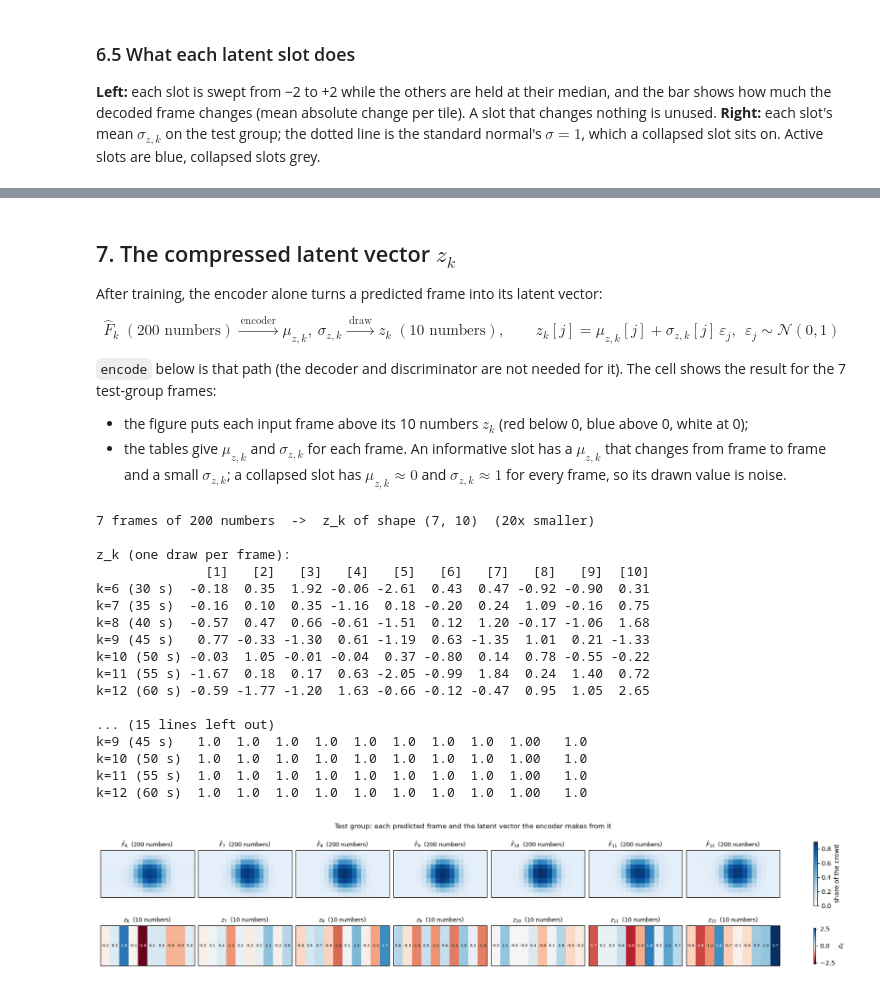
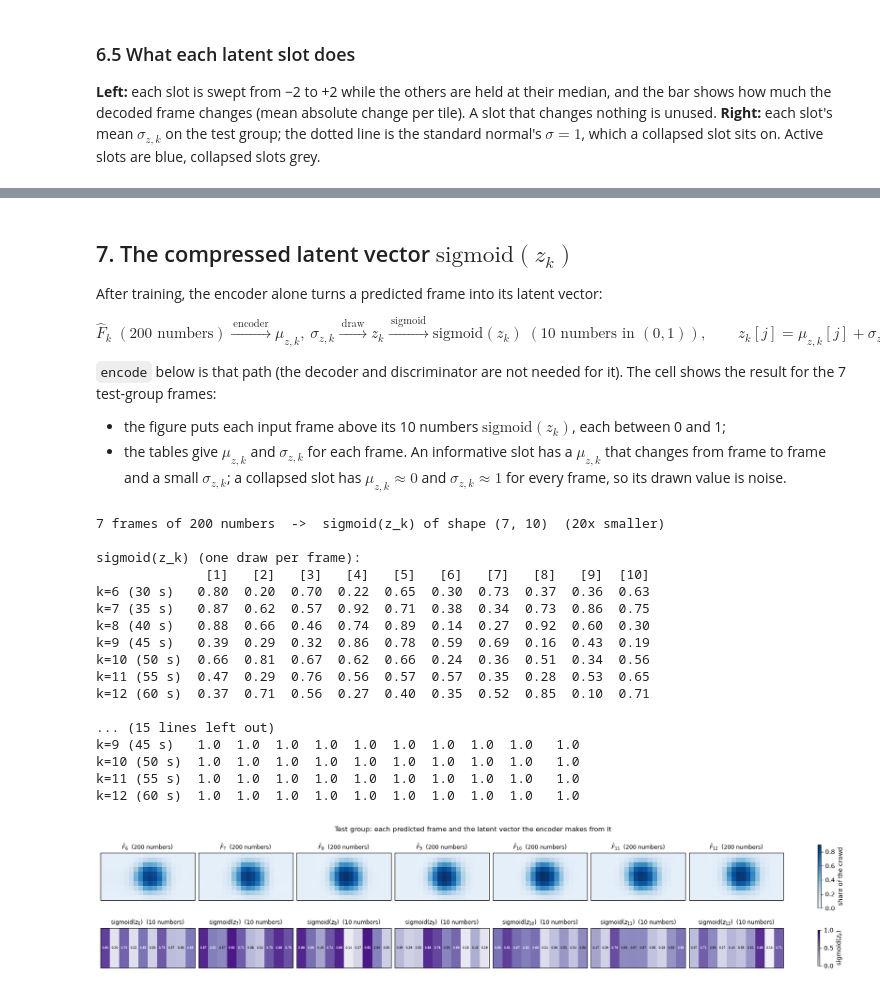
Before and after one commit to Rayn07/capstone-notebooks, a Jupyter notebook: vae/cvae_gan.ipynb, the cells around one changed output, grey strips where cells are left out. Cells and saved outputs as stored; diff of their text form; code cells hidden in the pictures.

Commit message:
Sigmoid added to the encoder, test has been rerun

```diff
--- a/vae/cvae_gan.ipynb
+++ b/vae/cvae_gan.ipynb
@@ -403,7 +409,7 @@ class Encoder(nn.Module):
 
 
 class Decoder(nn.Module):
-    # z_k  ->  X_recon, 200 tiles in (0, 1). Also the GAN's generator.
+    # sigmoid(z_k)  ->  X_recon, 200 tiles in (0, 1). Also the GAN's generator.
     def __init__(self, v=vcfg):
         super().__init__()
         sizes = [v.L, *v.hidden[::-1]]                          # 10 -> 64 -> 128
@@ -412,7 +418,7 @@ class Decoder(nn.Module):
         nn.init.constant_(self.net[-1].bias, float(np.log(BASE_RATE / (1 - BASE_RATE))))
 
     def forward(self, z):
-        return torch.sigmoid(self.net(z)).view(-1, H, W)
+        return torch.sigmoid(self.net(torch.sigmoid(z))).view(-1, H, W)   # z_k is squashed into (0, 1) before decoding
 
 
 class Discriminator(nn.Module):
@@ -819,73 +825,72 @@ viewers, and the test RMSE is measured on viewers that the choice never saw (mea
 # %% [markdown]
-## 7. The compressed latent vector $z_k$
+## 7. The compressed latent vector $\mathrm{sigmoid}(z_k)$
 
 After training, the encoder alone turns a predicted frame into its latent vector:
 
-$$\hat F_k \;(200 \text{ numbers}) \xrightarrow{\ \text{encoder}\ } \mu_{z,k},\ \sigma_{z,k} \xrightarrow{\ \text{draw}\ } z_k \;(10 \text{ numbers}),
+$$\hat F_k \;(200 \text{ numbers}) \xrightarrow{\ \text{encoder}\ } \mu_{z,k},\ \sigma_{z,k} \xrightarrow{\ \text{draw}\ } z_k \xrightarrow{\ \text{sigmoid}\ } \mathrm{sigmoid}(z_k) \;(10 \text{ numbers in } (0, 1)),
 \qquad z_k[j] = \mu_{z,k}[j] + \sigma_{z,k}[j]\,\varepsilon_j,\ \ \varepsilon_j \sim \mathcal N(0, 1)$$
 
 `encode` below is that path (the decoder and discriminator are not needed for it). The cell shows the result for the
 7 test-group frames:
 
-- the figure puts each input frame above its 10 numbers $z_k$ (red below 0, blue above 0, white at 0);
+- the figure puts each input frame above its 10 numbers $\mathrm{sigmoid}(z_k)$, each between 0 and 1;
 - the tables give $\mu_{z,k}$ and $\sigma_{z,k}$ for each frame. An informative slot has a $\mu_{z,k}$ that changes from
   frame to frame and a small $\sigma_{z,k}$; a collapsed slot has $\mu_{z,k} \approx 0$ and $\sigma_{z,k} \approx 1$ for
   every frame, so its drawn value is noise.
 # %%
 @torch.no_grad()
 def encode(F_hat_k, net=enc):
-    # F_hat_k: (H, W) or (batch, H, W)  ->  z_k (batch, L) drawn from N(mu, sigma^2), plus mu and sigma
+    # F_hat_k: (H, W) or (batch, H, W)  ->  sigmoid(z_k) (batch, L) with z_k drawn from N(mu, sigma^2), plus mu and sigma
     net.eval()
     F = torch.as_tensor(np.asarray(F_hat_k, np.float32), device=DEVICE).reshape(-1, H, W)
     mu, lv = net(F)
-    return draw_z(mu, lv).cpu().numpy(), mu.cpu().numpy(), torch.exp(0.5 * lv).cpu().numpy()
+    return torch.sigmoid(draw_z(mu, lv)).cpu().numpy(), mu.cpu().numpy(), torch.exp(0.5 * lv).cpu().numpy()
 
 
 Z_te, MU_z, SIG_z = encode(A_te_v)
-print(f"{len(A_te_v)} frames of {H * W} numbers  ->  z_k of shape {Z_te.shape}  ({H * W // vcfg.L}x smaller)")
+print(f"{len(A_te_v)} frames of {H * W} numbers  ->  sigmoid(z_k) of shape {Z_te.shape}  ({H * W // vcfg.L}x smaller)")
 print()
 
 rows = [f"k={k} ({5 * k} s)" for k in KS]
 cols = [f"[{d + 1}]" for d in range(vcfg.L)]
-print("z_k (one draw per frame):");  print(pd.DataFrame(Z_te,  index=rows, columns=cols).round(2).to_string(), "\n")
+print("sigmoid(z_k) (one draw per frame):");  print(pd.DataFrame(Z_te,  index=rows, columns=cols).round(2).to_string(), "\n")
 print("mu_z:");                      print(pd.DataFrame(MU_z,  index=rows, columns=cols).round(2).to_string(), "\n")
 print("sigma_z:");                   print(pd.DataFrame(SIG_z, index=rows, columns=cols).round(2).to_string())
 
-# figure: each test frame above its 10 latent numbers
-lim = float(np.abs(Z_te).max())
+# figure: each test frame above its 10 latent numbers sigmoid(z_k)
 fig, axes = plt.subplots(2, len(KS), figsize=(2.4 * len(KS), 3.3), constrained_layout=True,
                          gridspec_kw={"height_ratios": [2, 1]})
 for col, k in enumerate(KS):
     im0 = axes[0, col].imshow(A_te_v[col], cmap="Blues", vmin=0, vmax=float(A_te_v.max()), interpolation="nearest")
     axes[0, col].set_title(f"$\\hat F_{{{k}}}$  (200 numbers)", fontsize=9)
-    im1 = axes[1, col].imshow(Z_te[col][None, :], cmap="RdBu", vmin=-lim, vmax=lim, interpolation="nearest", aspect="auto")
-    axes[1, col].set_title(f"$z_{{{k}}}$  (10 numbers)", fontsize=9)
+    im1 = axes[1, col].imshow(Z_te[col][None, :], cmap="Purples", vmin=0, vmax=1, interpolation="nearest", aspect="auto")
+    axes[1, col].set_title(f"sigmoid($z_{{{k}}}$)  (10 numbers)", fontsize=9)
     for d, v in enumerate(Z_te[col]):
-        axes[1, col].text(d, 0, f"{v:.1f}", ha="center", va="center", fontsize=5.5,
-                          color="white" if abs(v) > 0.6 * lim else "#1d1d1f")
+        axes[1, col].text(d, 0, f"{v:.2f}", ha="center", va="center", fontsize=5,
+                          color="white" if v > 0.6 else "#1d1d1f")
 for ax in axes.ravel():
     ax.set_xticks([]); ax.set_yticks([])
 fig.colorbar(im0, ax=axes[0], shrink=0.8, label="share of the crowd")
-fig.colorbar(im1, ax=axes[1], shrink=0.9, label="$z_k$")
+fig.colorbar(im1, ax=axes[1], shrink=0.9, label="sigmoid($z_k$)")
 fig.suptitle("Test group: each predicted frame and the latent vector the encoder makes from it", fontsize=11)
 fig.savefig(os.path.join(FIG_DIR, "latent_vectors.png"), dpi=150)
 plt.show()
 # %% [output]
-7 frames of 200 numbers  ->  z_k of shape (7, 10)  (20x smaller)
+7 frames of 200 numbers  ->  sigmoid(z_k) of shape (7, 10)  (20x smaller)
 
-z_k (one draw per frame):
+sigmoid(z_k) (one draw per frame):
               [1]   [2]   [3]   [4]   [5]   [6]   [7]   [8]   [9]  [10]
-k=6 (30 s)  -0.18  0.35  1.92 -0.06 -2.61  0.43  0.47 -0.92 -0.90  0.31
-k=7 (35 s)  -0.16  0.10  0.35 -1.16  0.18 -0.20  0.24  1.09 -0.16  0.75
-k=8 (40 s)  -0.57  0.47  0.66 -0.61 -1.51  0.12  1.20 -0.17 -1.06  1.68
-k=9 (45 s)   0.77 -0.33 -1.30  0.61 -1.19  0.63 -1.35  1.01  0.21 -1.33
-k=10 (50 s) -0.03  1.05 -0.01 -0.04  0.37 -0.80  0.14  0.78 -0.55 -0.22
-k=11 (55 s) -1.67  0.18  0.17  0.63 -2.05 -0.99  1.84  0.24  1.40  0.72
-k=12 (60 s) -0.59 -1.77 -1.20  1.63 -0.66 -0.12 -0.47  0.95  1.05  2.65
+k=6 (30 s)   0.80  0.20  0.70  0.22  0.65  0.30  0.73  0.37  0.36  0.63
+k=7 (35 s)   0.87  0.62  0.57  0.92  0.71  0.38  0.34  0.73  0.86  0.75
+k=8 (40 s)   0.88  0.66  0.46  0.74  0.89  0.14  0.27  0.92  0.60  0.30
+k=9 (45 s)   0.39  0.29  0.32  0.86  0.78  0.59  0.69  0.16  0.43  0.19
+k=10 (50 s)  0.66  0.81  0.67  0.62  0.66  0.24  0.36  0.51  0.34  0.56
+k=11 (55 s)  0.47  0.29  0.76  0.56  0.57  0.57  0.35  0.28  0.53  0.65
+k=12 (60 s)  0.37  0.71  0.56  0.27  0.40  0.35  0.52  0.85  0.10  0.71
 
 ... (15 lines left out)
-k=9 (45 s)   1.0  1.0  1.0  1.0  1.0  1.0  1.0  1.0  1.00   1.0
-k=10 (50 s)  1.0  1.0  1.0  1.0  1.0  1.0  1.0  1.0  1.00   1.0
-k=11 (55 s)  1.0  1.0  1.0  1.0  1.0  1.0  1.0  1.0  1.00   1.0
-k=12 (60 s)  1.0  1.0  1.0  1.0  1.0  1.0  1.0  1.0  1.00   1.0
+k=9 (45 s)   1.0  1.0  1.0  1.0  1.0  1.0  1.0  1.0  1.0   1.0
+k=10 (50 s)  1.0  1.0  1.0  1.0  1.0  1.0  1.0  1.0  1.0   1.0
+k=11 (55 s)  1.0  1.0  1.0  1.0  1.0  1.0  1.0  1.0  1.0   1.0
+k=12 (60 s)  1.0  1.0  1.0  1.0  1.0  1.0  1.0  1.0  1.0   1.0
-[figure, old version]
+[figure, new version]
```
Also changed, not shown: parts of 8 cells of this notebook, 35 other files.
